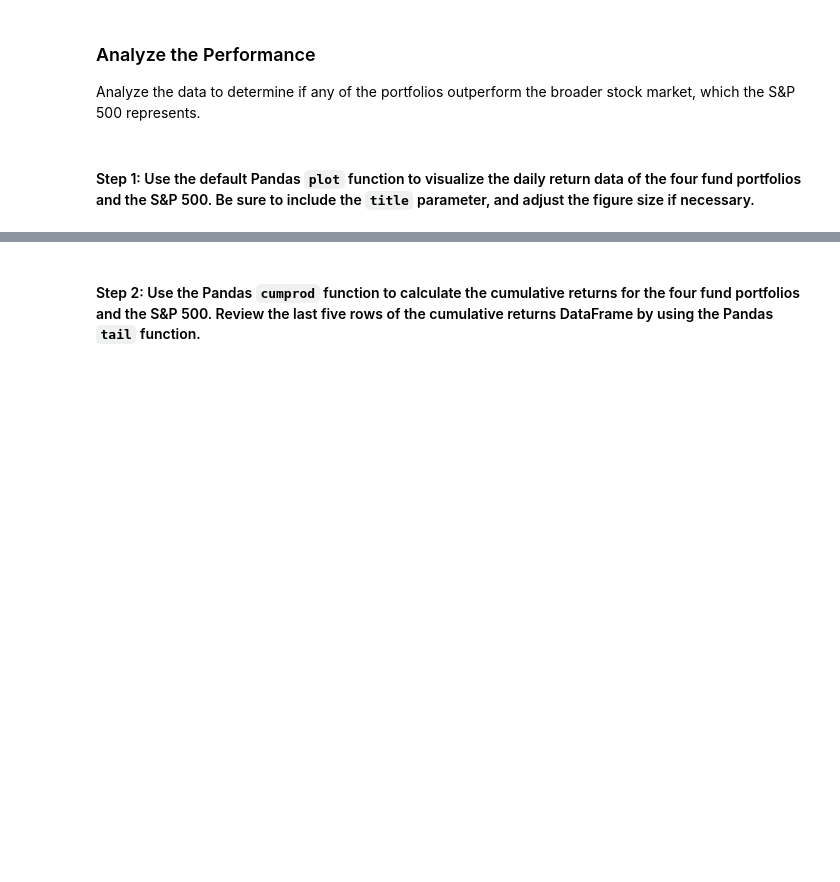
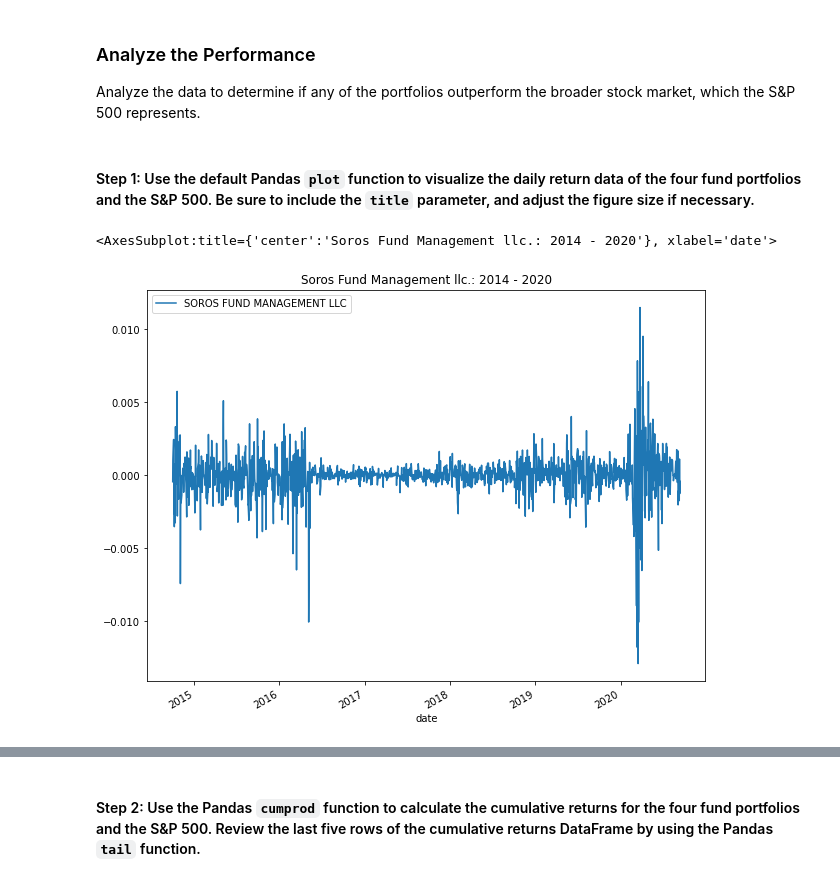
Before and after one commit to saeedraghib/m04_challenge_01, a Jupyter notebook: sr_risk_return_analysis.ipynb, the cells around one changed output, grey strips where cells are left out. Saved outputs shown, nothing was run; the diff lists cells and outputs as text; code cells hidden in the pictures; blank space fills up the shorter version.

Commit message:
Completed the Performance Analysis of the 4 funds against the S&P 500

```diff
--- a/sr_risk_return_analysis.ipynb
+++ b/sr_risk_return_analysis.ipynb
@@ -183,3 +183,19 @@ Analyze the data to determine if any of the portfolios outperform the broader st
 # Plot the daily return data of the 4 funds and the S&P 500
 # Inclue a title parameter and adjust the figure size
 # YOUR CODE HERE
+# Sort dataframe before splitting
+daily_retuns_sorted = daily_returns
+daily_retuns_sorted = daily_retuns_sorted.sort_values(by='date')
+col_name_list = daily_retuns_sorted.columns
+col_name_list[0]
+# Split the data by coulmn ...
+df_sfm_daily_returns = daily_retuns_sorted[[col_name_list[0]]]
+df_pc_daily_returns = daily_retuns_sorted[[col_name_list[1]]]
+df_tgm_daily_returns = daily_retuns_sorted[[col_name_list[2]]]
+df_bh_daily_returns = daily_retuns_sorted[[col_name_list[3]]]
+df_sp500_daily_returns = daily_retuns_sorted[[col_name_list[4]]]
+# %%
+df_sfm_daily_returns.plot(figsize=(10,8), title='Soros Fund Management llc.: 2014 - 2020')
+# %% [output]
+<AxesSubplot:title={'center':'Soros Fund Management llc.: 2014 - 2020'}, xlabel='date'>
+[figure, added]
```
Also changed, not shown: parts of 16 cells of this notebook, 1 other file.
